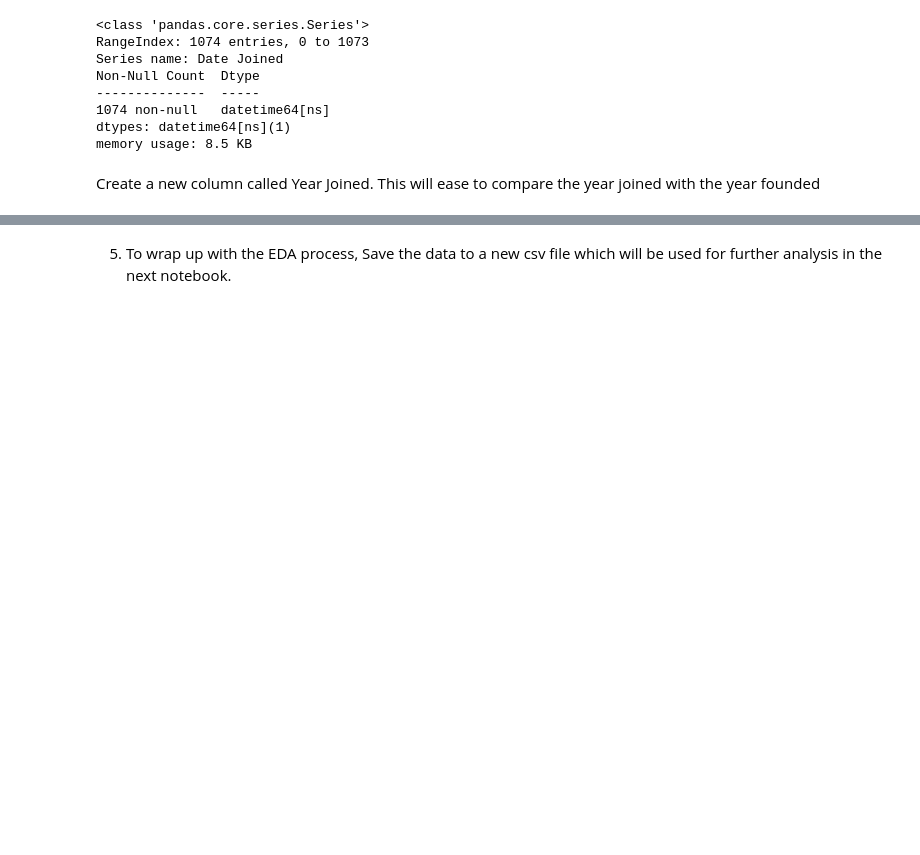
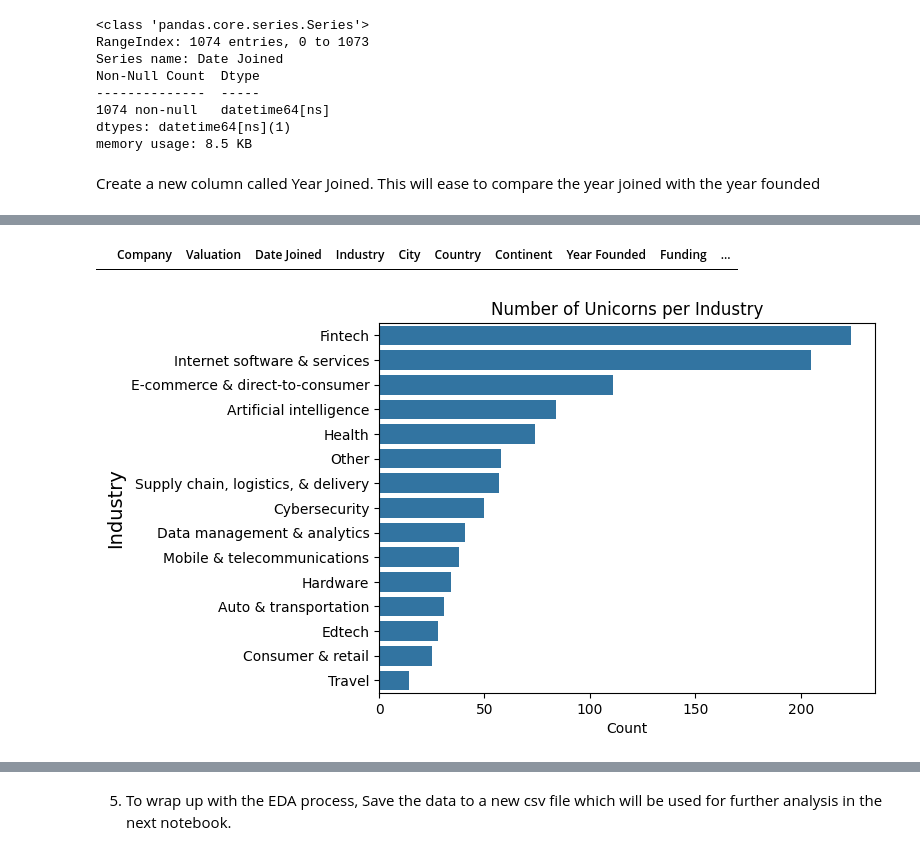
Before and after one commit to Ndong21/Data_Analysis_python_Unicorn_Companies-, a Jupyter notebook: Analysis/Data cleaning and preparation.ipynb, the cells around one changed output, grey strips where cells are left out. Drawn from its saved outputs; the diff is of its cells as text; code cells hidden in the pictures; blank space fills up the shorter version.

Commit message:
complete EDA and data cleaning

```diff
--- a/Analysis/Data cleaning and preparation.ipynb
+++ b/Analysis/Data cleaning and preparation.ipynb
@@ -77,6 +76,10 @@ industries
 | Other |
 | Supply chain, logistics, & delivery |
 | Travel |
+# %%
+# we have two different spellings for artificial intelligence, correct it
+
+unicorns['Industry'] = unicorns['Industry'].replace('Artificial Intelligence', 'Artificial intelligence')
 # %%
 # how many unique countries are represented in the data and which country has the highest number of unicorns?
 
@@ -173,3 +185,21 @@ unicorns.head(2)
 |  | Company | Valuation | Date Joined | Industry | City | Country | Continent | Year Founded | Funding | ... |
 | 0 | Bytedance | $180B | 2017-04-07 | Artificial intelligence | Beijing | China | Asia | 2012 | $8B | ... |
 | 1 | SpaceX | $100B | 2012-12-01 | Other | Hawthorne | United States | North America | 2002 | $7B | ... |
+# %%
+# next, to ease calculations on the valuation, create another column named 'valuation(billions)' using the existing valuation
+# column.
+
+unicorns['Valuation(billions)'] = unicorns['Valuation']
+
+# on the new column created, remove the B and $. this is to obtain the valuation as numbers (int) for further analysis
+
+unicorns['Valuation(billions)'] = unicorns['Valuation(billions)'].str.replace('B', '')
+unicorns['Valuation(billions)'] = unicorns['Valuation(billions)'].str.replace('$', '')
+
+# change the datatype to 'int'
+
+unicorns['Valuation(billions)'] = unicorns['Valuation(billions)'].astype('int')
+
+# display to verify
+
+unicorns.head()
@@ -175,0 +229,4 @@ unicorns.head(2)
+# %%
+unicorns[unicorns.duplicated(keep='first')]
+# %% [output]
+|  | Company | Valuation | Date Joined | Industry | City | Country | Continent | Year Founded | Funding | ... |
@@ -175,0 +237,14 @@ unicorns.head(2)
+# %%
+# sort the various industries from highest count to lowest
+
+industry_count= unicorns['Industry'].value_counts().sort_values(ascending=False)
+
+# visualize the industries to see which industries have the most unicorns
+
+sn.countplot(y='Industry', data=unicorns, order=industry_count.index)
+plt.title('Number of Unicorns per Industry')
+plt.xlabel('Count')
+plt.ylabel('Industry', size = 14)
+plt.show()
+# %% [output]
+[figure, added]
```
Also changed, not shown: parts of 14 cells of this notebook, 3 other files.
